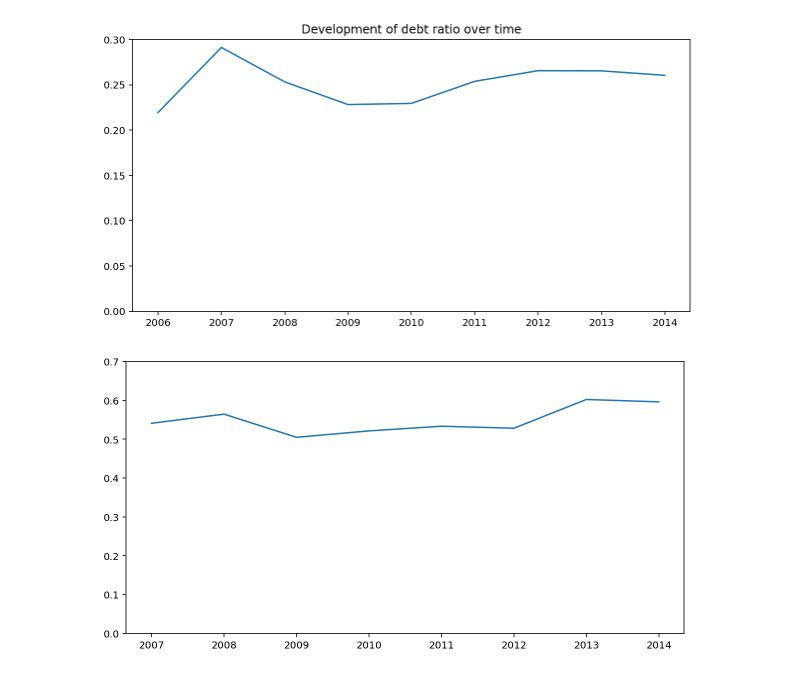
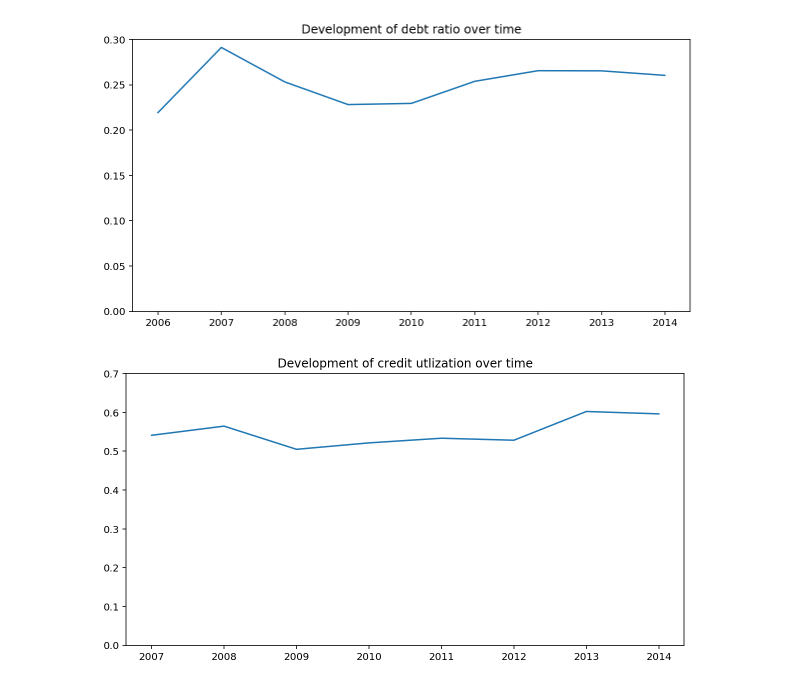
Before and after one commit to janikvalentin/Loan_Data_EDA, a Jupyter notebook: Loan_Data_Investigation.ipynb, the cells around one changed output. Drawn from its saved outputs; the diff is of its cells as text; code cells hidden in the pictures.

```diff
--- a/Loan_Data_Investigation.ipynb
+++ b/Loan_Data_Investigation.ipynb
@@ -584,6 +633,7 @@ plt.title('Development of debt ratio over time');
 # %%
 plt.figure(figsize = (10, 5))
 plt.plot(groupby_year.date, groupby_year.credit_utilization)
-plt.ylim(0, 0.7);
+plt.ylim(0, 0.7)
+plt.title('Development of credit utlization over time');
 # %% [output]
-[figure, old version]
+[figure, new version]
```
Also changed, not shown: parts of 11 cells of this notebook.
